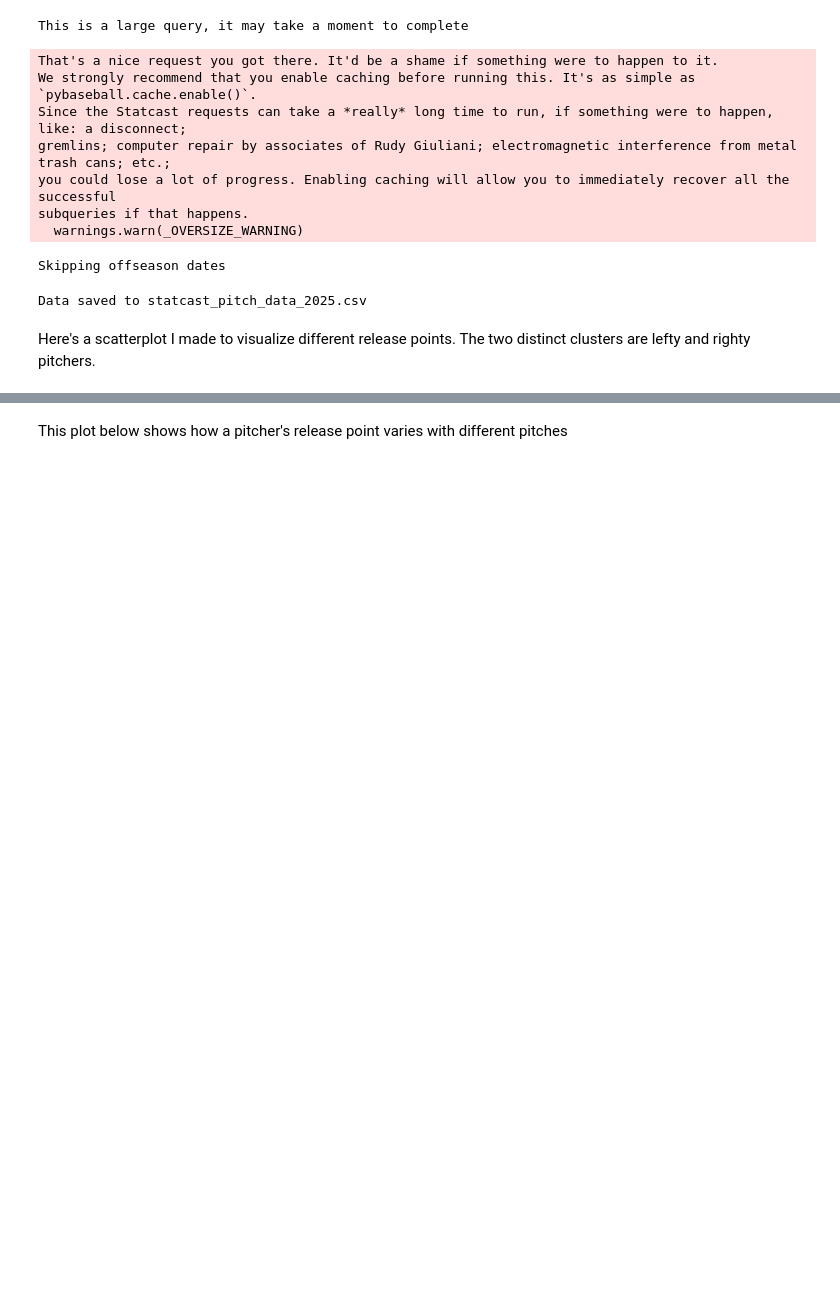
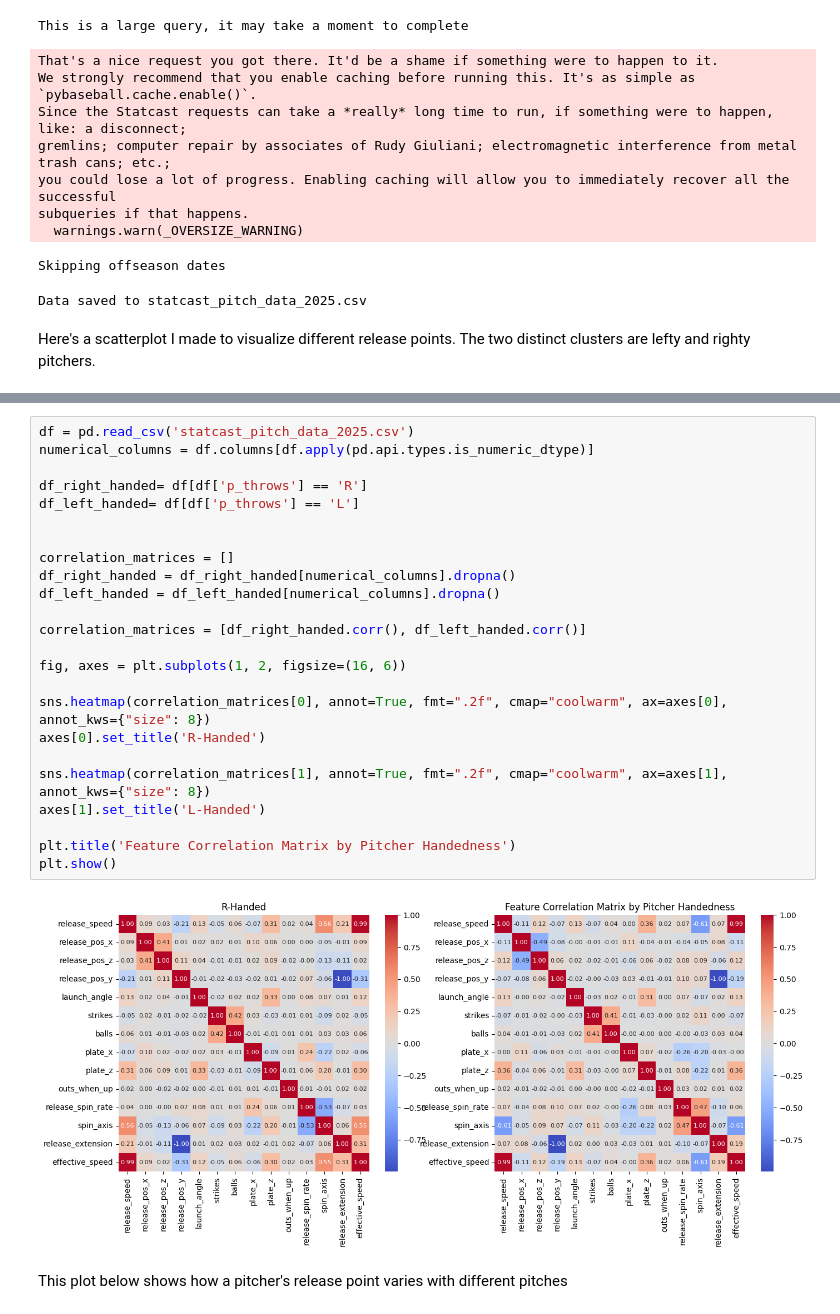
Before and after one commit to BlueSinceILeftYou/outlyingPitch, a Jupyter notebook: feature_exploration.ipynb, the cells around one changed output, grey strips where cells are left out. Cells and saved outputs as stored; diff of their text form; blank space fills up the shorter version.

```diff
--- a/feature_exploration.ipynb
+++ b/feature_exploration.ipynb
@@ -86,3 +128,29 @@ plt.show()
+# %%
+df = pd.read_csv('statcast_pitch_data_2025.csv')
+numerical_columns = df.columns[df.apply(pd.api.types.is_numeric_dtype)]
+
+df_right_handed= df[df['p_throws'] == 'R']
+df_left_handed= df[df['p_throws'] == 'L']
+
+
+correlation_matrices = []
+df_right_handed = df_right_handed[numerical_columns].dropna()
+df_left_handed = df_left_handed[numerical_columns].dropna()
+
+correlation_matrices = [df_right_handed.corr(), df_left_handed.corr()]
+
+fig, axes = plt.subplots(1, 2, figsize=(16, 6))
+
+sns.heatmap(correlation_matrices[0], annot=True, fmt=".2f", cmap="coolwarm", ax=axes[0], annot_kws={"size": 8})
+axes[0].set_title('R-Handed')
+
+sns.heatmap(correlation_matrices[1], annot=True, fmt=".2f", cmap="coolwarm", ax=axes[1], annot_kws={"size": 8})
+axes[1].set_title('L-Handed')
+
+plt.title('Feature Correlation Matrix by Pitcher Handedness')
+plt.show()
+# %% [output]
+[figure, added]
 # %% [markdown]
 This plot below shows how a pitcher's release point varies with different pitches
 # %%
```
Also changed, not shown: parts of 6 cells of this notebook.
